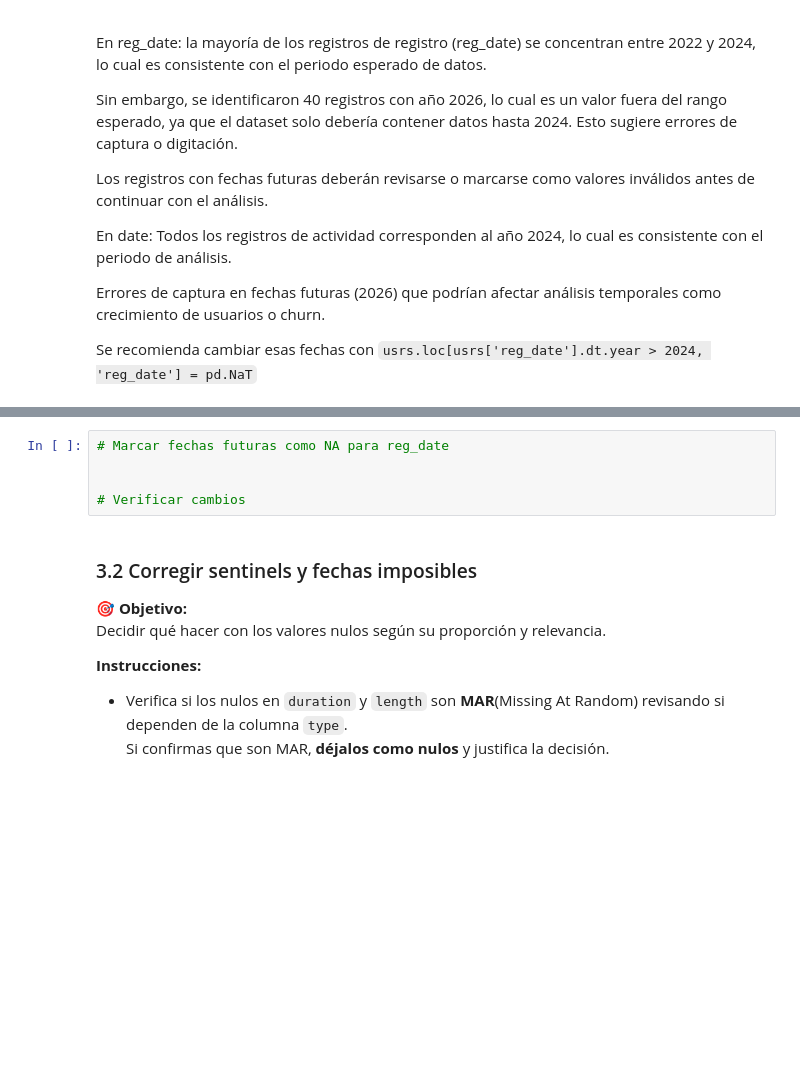
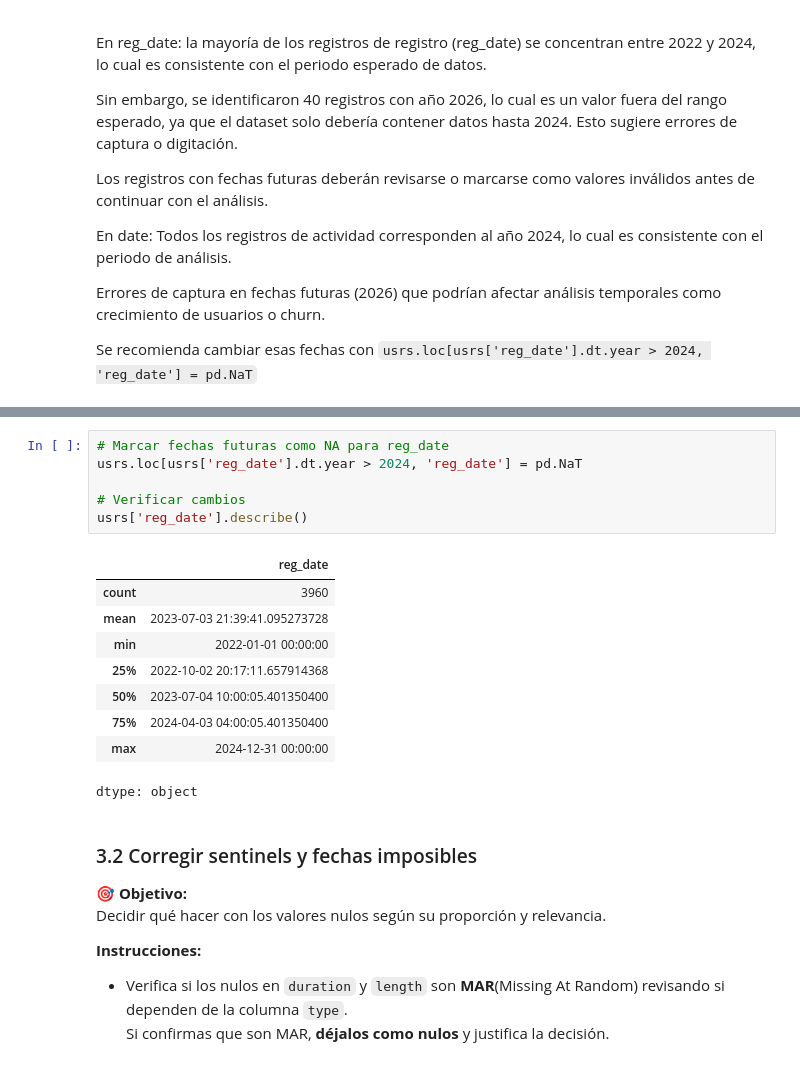
Before and after one commit to FithoGerardo/Analysis-of-a-telecommunications-company, a Jupyter notebook: Fitho_S7 Version-Estudiante-Project-ConnectaTel.ipynb, the cells around one changed output, grey strips where cells are left out. Drawn from its saved outputs; the diff is of its cells as text; blank space fills up the shorter version.

```diff
--- a/Fitho_S7 Version-Estudiante-Project-ConnectaTel.ipynb
+++ b/Fitho_S7 Version-Estudiante-Project-ConnectaTel.ipynb
@@ -616,8 +670,19 @@ users['age'].describe()
 # %%
 # Marcar fechas futuras como NA para reg_date
-
+usrs.loc[usrs['reg_date'].dt.year > 2024, 'reg_date'] = pd.NaT
 
 # Verificar cambios
+usrs['reg_date'].describe()
+# %% [output]
+|  | reg_date |
+| count | 3960 |
+| mean | 2023-07-03 21:39:41.095273728 |
+| min | 2022-01-01 00:00:00 |
+| 25% | 2022-10-02 20:17:11.657914368 |
+| 50% | 2023-07-04 10:00:05.401350400 |
+| 75% | 2024-04-03 04:00:05.401350400 |
+| max | 2024-12-31 00:00:00 |
+dtype: object
 # %% [markdown]
 ### 3.2 Corregir sentinels y fechas imposibles
 **🎯 Objetivo:**
```
Also changed, not shown: parts of 3 cells of this notebook.
